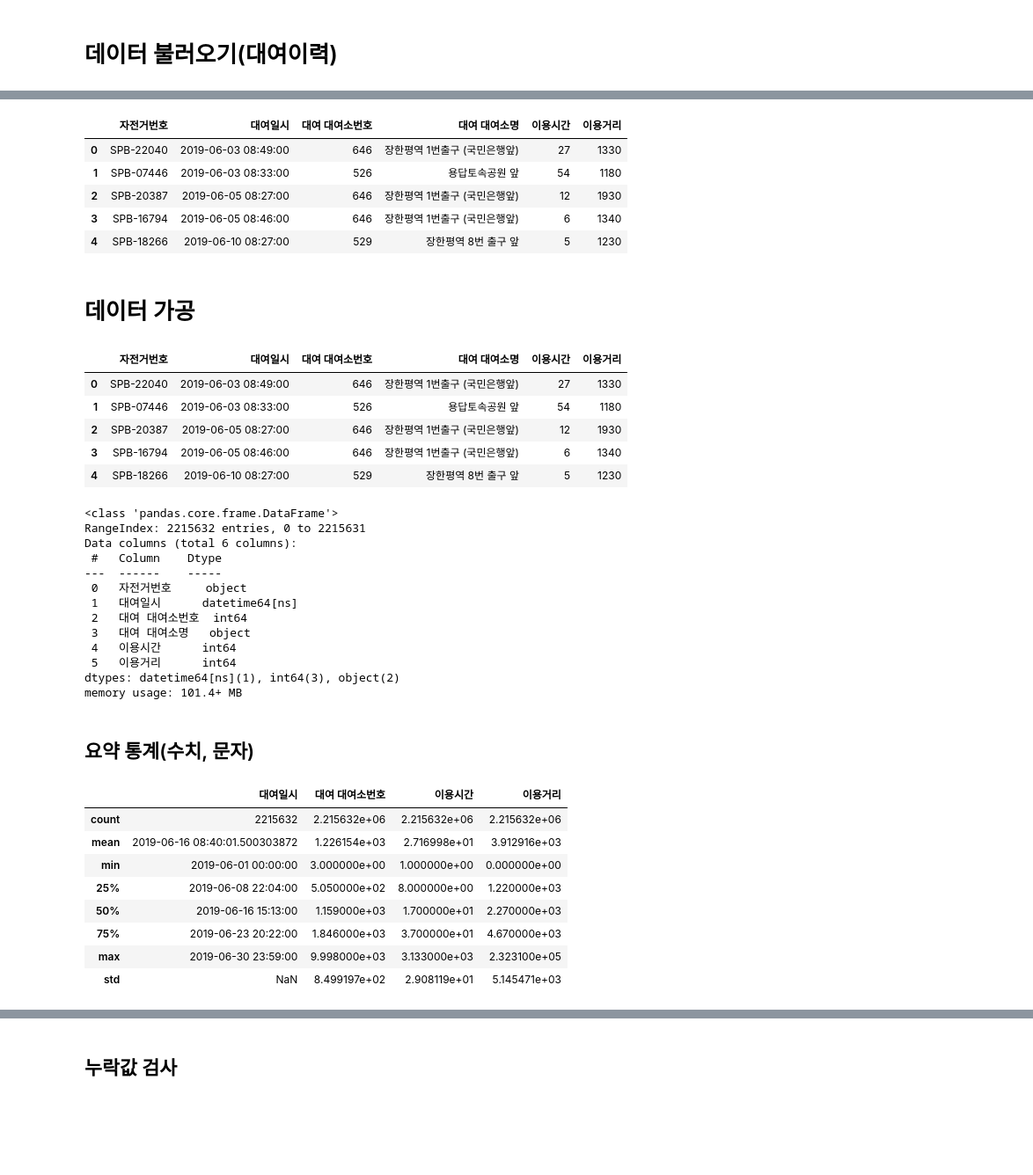
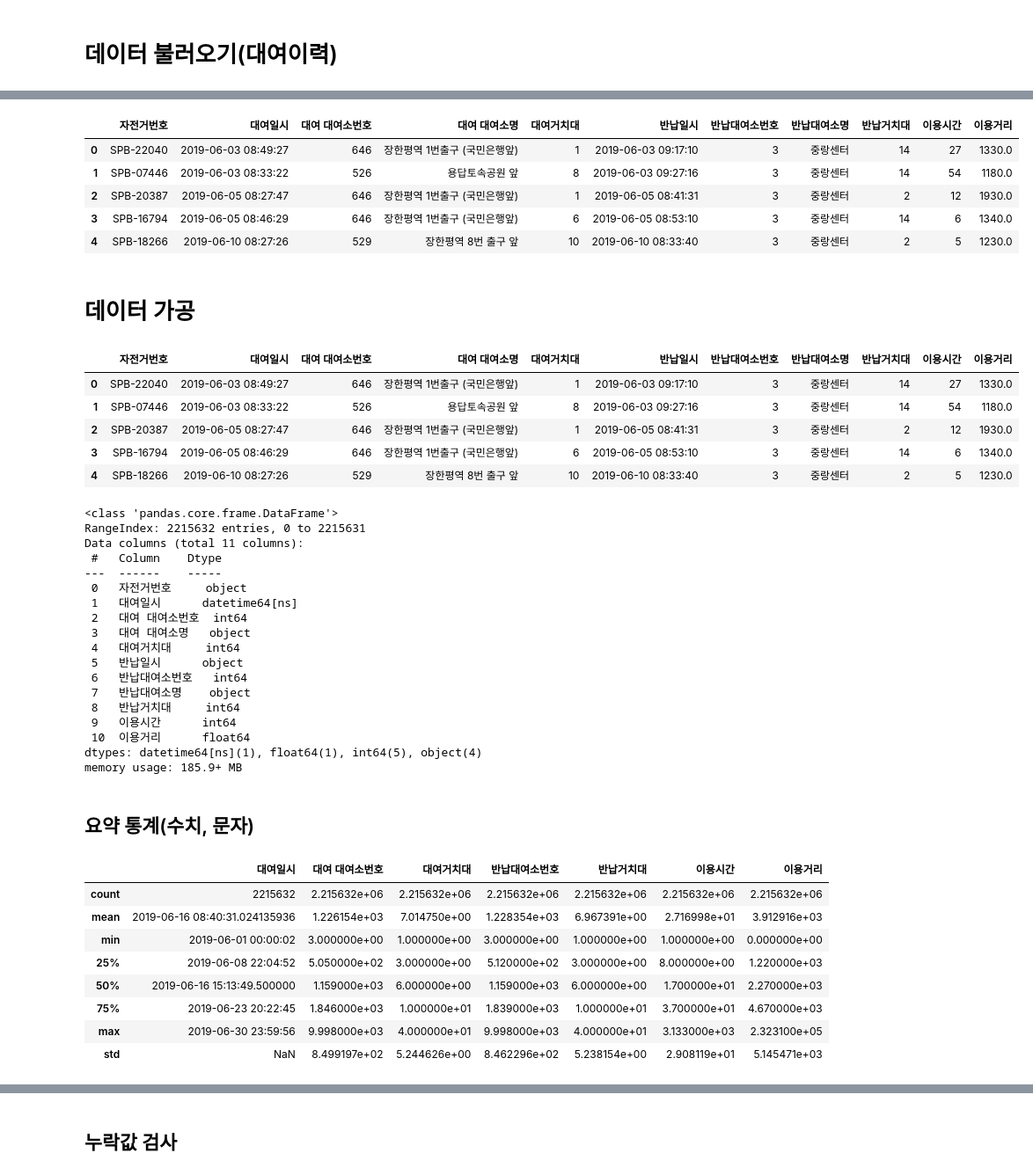
Before and after one commit to jm83-database/elixerr, a Jupyter notebook: notebooks/public_bike/public_bike.ipynb, the cells around one changed output, grey strips where cells are left out. Shown at 88% size. Saved outputs shown, nothing was run; the diff lists cells and outputs as text; code cells hidden in the pictures; blank space fills up the shorter version.

```diff
--- a/notebooks/public_bike/public_bike.ipynb
+++ b/notebooks/public_bike/public_bike.ipynb
@@ -13,18 +29,18 @@ warnings.filterwarnings('ignore') # 파일 오류 무시
 # %%
 # 데이터 부르기
 bikes_temp = {}
 
-for i in range(6):
-    bikes_temp[i] = pd.read_csv(f'../../data/public_bike/bike_rent_{i+1}.csv', encoding='cp949', parse_dates=['대여일시'])
+for i in range(3):
+    bikes_temp[i] = pd.read_csv(f'../../data/public_bike/서울특별시 공공자전거 대여정보_201906_{i+1}.csv', encoding='cp949', parse_dates=['대여일시'])
 
 bikes_temp[0].head()
 # %% [output]
-|  | 자전거번호 | 대여일시 | 대여 대여소번호 | 대여 대여소명 | 이용시간 | 이용거리 |
-| 0 | SPB-22040 | 2019-06-03 08:49:00 | 646 | 장한평역 1번출구 (국민은행앞) | 27 | 1330 |
-| 1 | SPB-07446 | 2019-06-03 08:33:00 | 526 | 용답토속공원 앞 | 54 | 1180 |
-| 2 | SPB-20387 | 2019-06-05 08:27:00 | 646 | 장한평역 1번출구 (국민은행앞) | 12 | 1930 |
-| 3 | SPB-16794 | 2019-06-05 08:46:00 | 646 | 장한평역 1번출구 (국민은행앞) | 6 | 1340 |
-| 4 | SPB-18266 | 2019-06-10 08:27:00 | 529 | 장한평역 8번 출구 앞 | 5 | 1230 |
+|  | 자전거번호 | 대여일시 | 대여 대여소번호 | 대여 대여소명 | 대여거치대 | 반납일시 | 반납대여소번호 | 반납대여소명 | 반납거치대 | 이용시간 | 이용거리 |
+| 0 | SPB-22040 | 2019-06-03 08:49:27 | 646 | 장한평역 1번출구 (국민은행앞) | 1 | 2019-06-03 09:17:10 | 3 | 중랑센터 | 14 | 27 | 1330.0 |
+| 1 | SPB-07446 | 2019-06-03 08:33:22 | 526 | 용답토속공원 앞 | 8 | 2019-06-03 09:27:16 | 3 | 중랑센터 | 14 | 54 | 1180.0 |
+| 2 | SPB-20387 | 2019-06-05 08:27:47 | 646 | 장한평역 1번출구 (국민은행앞) | 1 | 2019-06-05 08:41:31 | 3 | 중랑센터 | 2 | 12 | 1930.0 |
+| 3 | SPB-16794 | 2019-06-05 08:46:29 | 646 | 장한평역 1번출구 (국민은행앞) | 6 | 2019-06-05 08:53:10 | 3 | 중랑센터 | 14 | 6 | 1340.0 |
+| 4 | SPB-18266 | 2019-06-10 08:27:26 | 529 | 장한평역 8번 출구 앞 | 10 | 2019-06-10 08:33:40 | 3 | 중랑센터 | 2 | 5 | 1230.0 |
 # %% [markdown]
 # 데이터 가공
 # %%
@@ -32,44 +48,49 @@ bikes_temp[0].head()
 bikes = pd.concat(bikes_temp, axis='index', ignore_index=True)
 bikes.head()
 # %% [output]
-|  | 자전거번호 | 대여일시 | 대여 대여소번호 | 대여 대여소명 | 이용시간 | 이용거리 |
-| 0 | SPB-22040 | 2019-06-03 08:49:00 | 646 | 장한평역 1번출구 (국민은행앞) | 27 | 1330 |
-| 1 | SPB-07446 | 2019-06-03 08:33:00 | 526 | 용답토속공원 앞 | 54 | 1180 |
-| 2 | SPB-20387 | 2019-06-05 08:27:00 | 646 | 장한평역 1번출구 (국민은행앞) | 12 | 1930 |
-| 3 | SPB-16794 | 2019-06-05 08:46:00 | 646 | 장한평역 1번출구 (국민은행앞) | 6 | 1340 |
-| 4 | SPB-18266 | 2019-06-10 08:27:00 | 529 | 장한평역 8번 출구 앞 | 5 | 1230 |
+|  | 자전거번호 | 대여일시 | 대여 대여소번호 | 대여 대여소명 | 대여거치대 | 반납일시 | 반납대여소번호 | 반납대여소명 | 반납거치대 | 이용시간 | 이용거리 |
+| 0 | SPB-22040 | 2019-06-03 08:49:27 | 646 | 장한평역 1번출구 (국민은행앞) | 1 | 2019-06-03 09:17:10 | 3 | 중랑센터 | 14 | 27 | 1330.0 |
+| 1 | SPB-07446 | 2019-06-03 08:33:22 | 526 | 용답토속공원 앞 | 8 | 2019-06-03 09:27:16 | 3 | 중랑센터 | 14 | 54 | 1180.0 |
+| 2 | SPB-20387 | 2019-06-05 08:27:47 | 646 | 장한평역 1번출구 (국민은행앞) | 1 | 2019-06-05 08:41:31 | 3 | 중랑센터 | 2 | 12 | 1930.0 |
+| 3 | SPB-16794 | 2019-06-05 08:46:29 | 646 | 장한평역 1번출구 (국민은행앞) | 6 | 2019-06-05 08:53:10 | 3 | 중랑센터 | 14 | 6 | 1340.0 |
+| 4 | SPB-18266 | 2019-06-10 08:27:26 | 529 | 장한평역 8번 출구 앞 | 10 | 2019-06-10 08:33:40 | 3 | 중랑센터 | 2 | 5 | 1230.0 |
 # %%
 # 데이터 조회
 bikes.info()
 # %% [output]
 <class 'pandas.core.frame.DataFrame'>
 RangeIndex: 2215632 entries, 0 to 2215631
-Data columns (total 6 columns):
+Data columns (total 11 columns):
  #   Column    Dtype
 ---  ------    -----
  0   자전거번호     object
  1   대여일시      datetime64[ns]
  2   대여 대여소번호  int64
  3   대여 대여소명   object
- 4   이용시간      int64
- 5   이용거리      int64
-dtypes: datetime64[ns](1), int64(3), object(2)
-memory usage: 101.4+ MB
+ 4   대여거치대     int64
+ 5   반납일시      object
+ 6   반납대여소번호   int64
+ 7   반납대여소명    object
+ 8   반납거치대     int64
+ 9   이용시간      int64
+ 10  이용거리      float64
+dtypes: datetime64[ns](1), float64(1), int64(5), object(4)
+memory usage: 185.9+ MB
 # %% [markdown]
 ## 요약 통계(수치, 문자)
 # %%
 # 수치형 데이터 통계
 bikes.describe()
 # %% [output]
-|  | 대여일시 | 대여 대여소번호 | 이용시간 | 이용거리 |
-| count | 2215632 | 2.215632e+06 | 2.215632e+06 | 2.215632e+06 |
-| mean | 2019-06-16 08:40:01.500303872 | 1.226154e+03 | 2.716998e+01 | 3.912916e+03 |
-| min | 2019-06-01 00:00:00 | 3.000000e+00 | 1.000000e+00 | 0.000000e+00 |
-| 25% | 2019-06-08 22:04:00 | 5.050000e+02 | 8.000000e+00 | 1.220000e+03 |
-| 50% | 2019-06-16 15:13:00 | 1.159000e+03 | 1.700000e+01 | 2.270000e+03 |
-| 75% | 2019-06-23 20:22:00 | 1.846000e+03 | 3.700000e+01 | 4.670000e+03 |
-| max | 2019-06-30 23:59:00 | 9.998000e+03 | 3.133000e+03 | 2.323100e+05 |
-| std | NaN | 8.499197e+02 | 2.908119e+01 | 5.145471e+03 |
+|  | 대여일시 | 대여 대여소번호 | 대여거치대 | 반납대여소번호 | 반납거치대 | 이용시간 | 이용거리 |
+| count | 2215632 | 2.215632e+06 | 2.215632e+06 | 2.215632e+06 | 2.215632e+06 | 2.215632e+06 | 2.215632e+06 |
+| mean | 2019-06-16 08:40:31.024135936 | 1.226154e+03 | 7.014750e+00 | 1.228354e+03 | 6.967391e+00 | 2.716998e+01 | 3.912916e+03 |
+| min | 2019-06-01 00:00:02 | 3.000000e+00 | 1.000000e+00 | 3.000000e+00 | 1.000000e+00 | 1.000000e+00 | 0.000000e+00 |
+| 25% | 2019-06-08 22:04:52 | 5.050000e+02 | 3.000000e+00 | 5.120000e+02 | 3.000000e+00 | 8.000000e+00 | 1.220000e+03 |
+| 50% | 2019-06-16 15:13:49.500000 | 1.159000e+03 | 6.000000e+00 | 1.159000e+03 | 6.000000e+00 | 1.700000e+01 | 2.270000e+03 |
+| 75% | 2019-06-23 20:22:45 | 1.846000e+03 | 1.000000e+01 | 1.839000e+03 | 1.000000e+01 | 3.700000e+01 | 4.670000e+03 |
+| max | 2019-06-30 23:59:56 | 9.998000e+03 | 4.000000e+01 | 9.998000e+03 | 4.000000e+01 | 3.133000e+03 | 2.323100e+05 |
+| std | NaN | 8.499197e+02 | 5.244626e+00 | 8.462296e+02 | 5.238154e+00 | 2.908119e+01 | 5.145471e+03 |
 # %%
 # 문자형 데이터 통계
 bikes.describe(include=['object', 'datetime64'])
```
Also changed, not shown: parts of 43 cells of this notebook, 5 other files.
